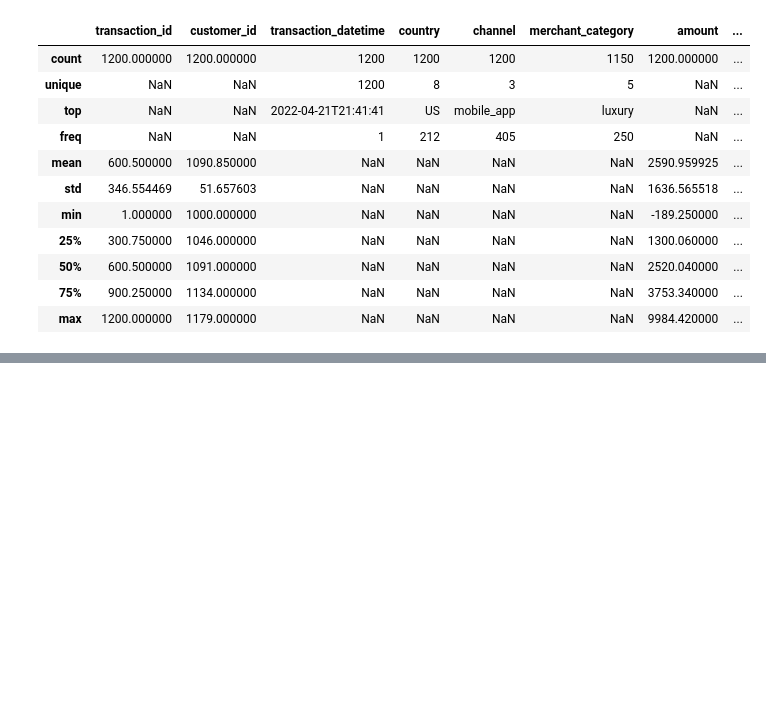
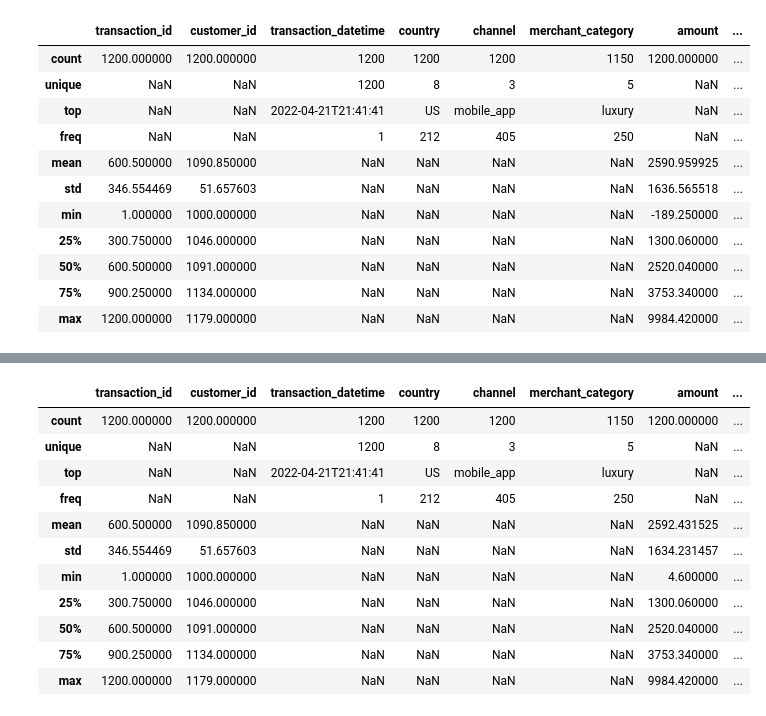
Before and after one commit to Aliff00/um-wie3007-data-mining-group14, a Jupyter notebook: part_one.ipynb, the cells around one changed output, grey strips where cells are left out. Saved outputs shown, nothing was run; the diff lists cells and outputs as text; code cells hidden in the pictures; blank space fills up the shorter version.

Commit message:
Implement data cleaning - data validation

```diff
--- a/part_one.ipynb
+++ b/part_one.ipynb
@@ -78,0 +93,8 @@ df_raw.describe(include="all")
+# %%
+# Check if there is negative value @ amount
+negative_amount = df_clean['amount'] < 0
+
+print("Count of -ve value in amount transaction",(negative_amount).sum())
+
+print("Rows with negative amount (before fix):")
+df_clean.loc[negative_amount]
@@ -78,0 +111,6 @@ df_raw.describe(include="all")
+# %%
+# Apply absolute value to -ve amount
+df_clean.loc[negative_amount, 'amount'] = df_clean.loc[negative_amount, 'amount'].abs()
+
+print("Rows after applying absolute value:")
+df_clean.loc[negative_amount]
@@ -78,0 +126,6 @@ df_raw.describe(include="all")
+# %%
+# Check if device trust score outside [0,100]
+invalid_score = (df_clean['device_trust_score'] < 0) | (df_clean['device_trust_score'] > 100)
+print("Count of invalid device_trust_score range(0-100):", ((invalid_score).sum()))
+
+df_clean.loc[invalid_score]
@@ -78,0 +141,6 @@ df_raw.describe(include="all")
+# %%
+# Clip values to the max or min range
+df_clean.loc[invalid_score, 'device_trust_score'] = df_clean.loc[invalid_score, 'device_trust_score'].clip(0, 100)
+
+print("Rows after applying absolute value:")
+df_clean.loc[invalid_score]
@@ -78,0 +179,15 @@ df_raw.describe(include="all")
+# %%
+df_clean.describe(include="all")
+# %% [output]
+|  | transaction_id | customer_id | transaction_datetime | country | channel | merchant_category | amount | ... |
+| count | 1200.000000 | 1200.000000 | 1200 | 1200 | 1200 | 1150 | 1200.000000 | ... |
+| unique | NaN | NaN | 1200 | 8 | 3 | 5 | NaN | ... |
+| top | NaN | NaN | 2022-04-21T21:41:41 | US | mobile_app | luxury | NaN | ... |
+| freq | NaN | NaN | 1 | 212 | 405 | 250 | NaN | ... |
+| mean | 600.500000 | 1090.850000 | NaN | NaN | NaN | NaN | 2592.431525 | ... |
+| std | 346.554469 | 51.657603 | NaN | NaN | NaN | NaN | 1634.231457 | ... |
+| min | 1.000000 | 1000.000000 | NaN | NaN | NaN | NaN | 4.600000 | ... |
+| 25% | 300.750000 | 1046.000000 | NaN | NaN | NaN | NaN | 1300.060000 | ... |
+| 50% | 600.500000 | 1091.000000 | NaN | NaN | NaN | NaN | 2520.040000 | ... |
+| 75% | 900.250000 | 1134.000000 | NaN | NaN | NaN | NaN | 3753.340000 | ... |
+| max | 1200.000000 | 1179.000000 | NaN | NaN | NaN | NaN | 9984.420000 | ... |
```
Also changed, not shown: parts of 12 cells of this notebook, 1 other file.
